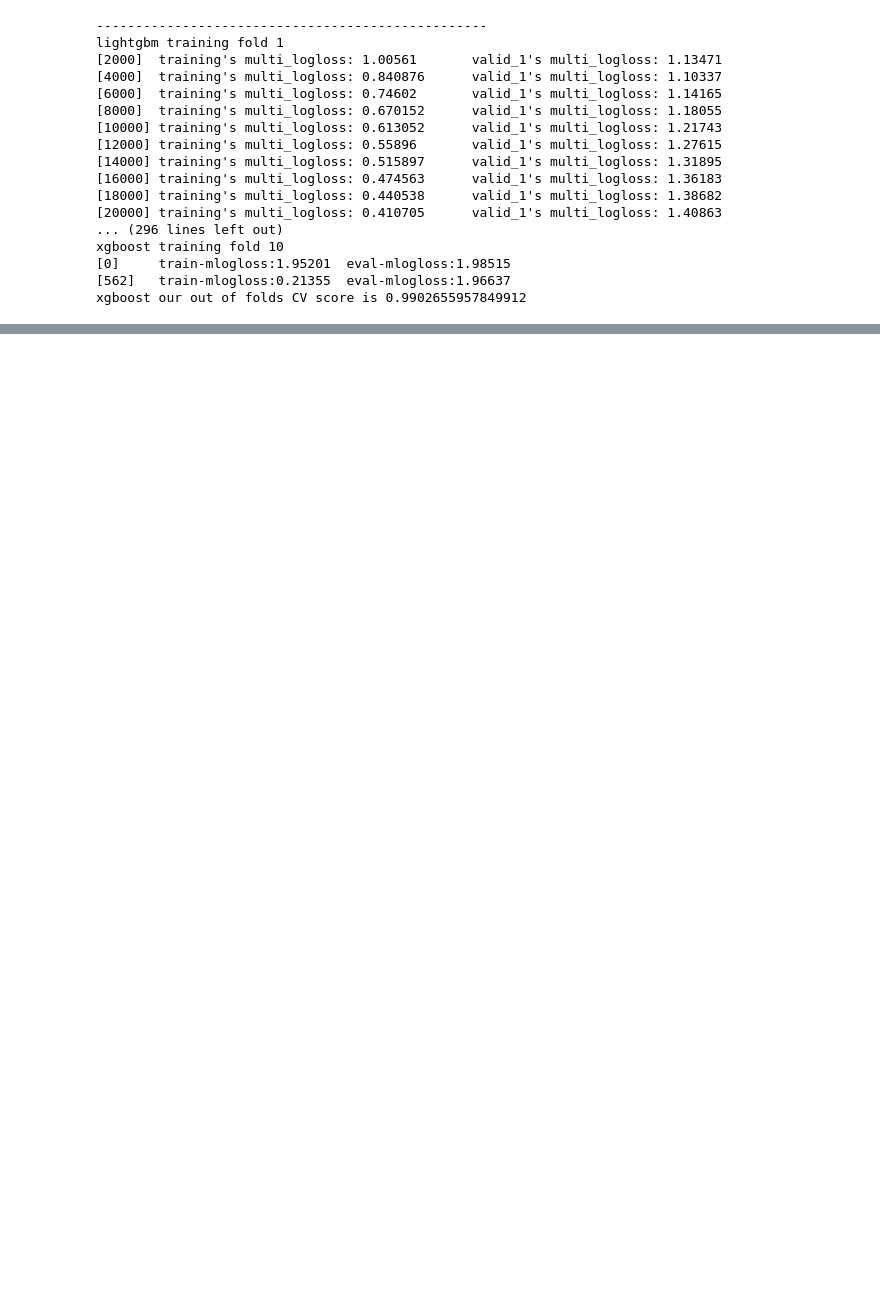
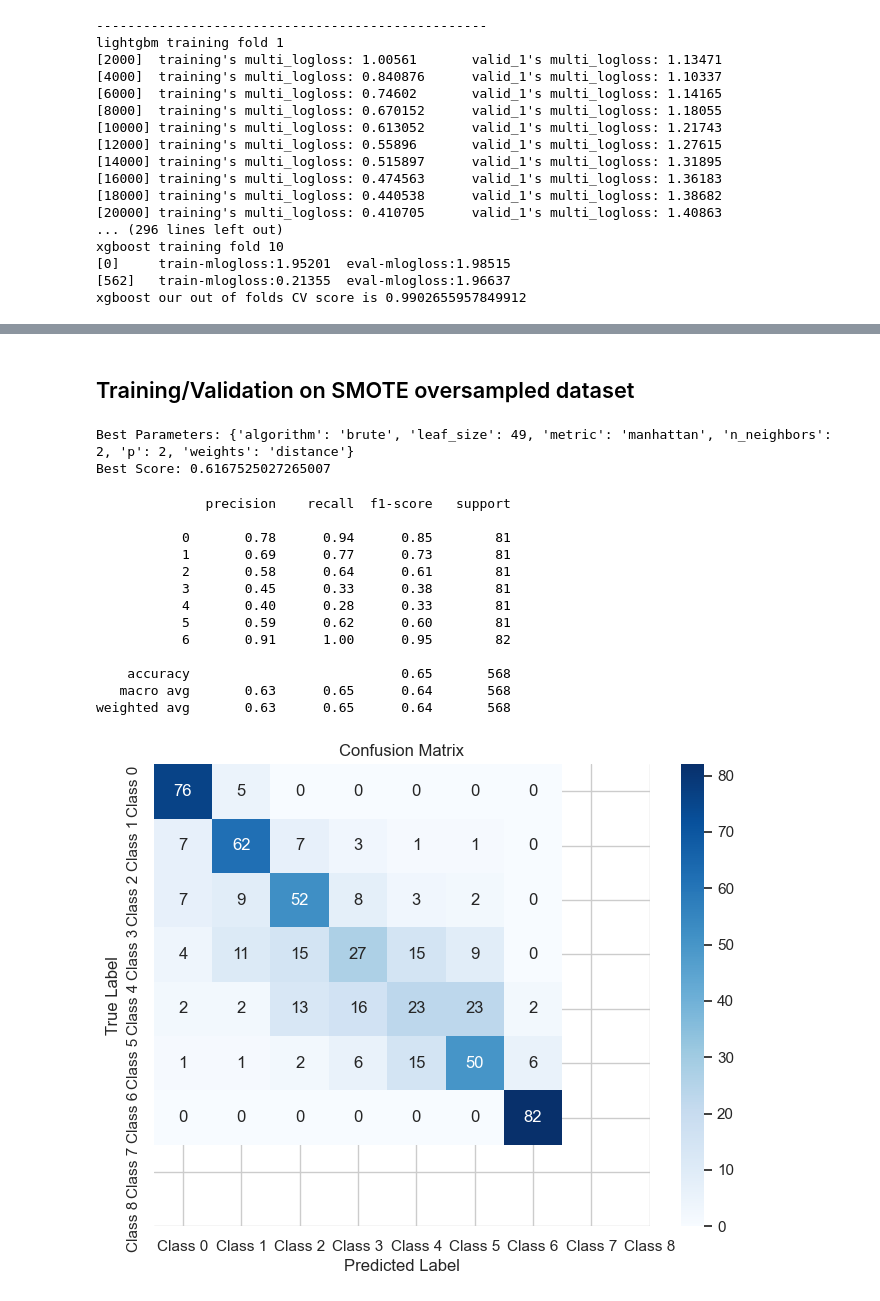
Before and after one commit to shauryat1298/EG-Assessment, a Jupyter notebook: Analysis.ipynb, the cells around one changed output, grey strips where cells are left out. Saved outputs shown, nothing was run; the diff lists cells and outputs as text; code cells hidden in the pictures; blank space fills up the shorter version.

```diff
--- a/Analysis.ipynb
+++ b/Analysis.ipynb
@@ -1066,0 +1086,2 @@ weighted avg       0.54      0.57      0.54       568
+# %% [markdown]
+## Training/Validation on SMOTE oversampled dataset
@@ -1066,0 +1093,49 @@ weighted avg       0.54      0.57      0.54       568
+# %%
+# Define the parameter grid for KNN
+param_grid = {
+    'n_neighbors': randint(1, 30),
+    'weights': ['uniform', 'distance'],
+    'p': [1, 2],
+    'leaf_size': randint(20, 50),
+    'algorithm': ['auto', 'ball_tree', 'kd_tree', 'brute'],
+    'metric': ['euclidean', 'manhattan']
+}
+
+# Create the KNN model
+knn = KNeighborsClassifier()
+
+# Create the RandomizedSearchCV object
+random_search = RandomizedSearchCV(knn, param_distributions=param_grid, n_iter=20, cv=5, random_state=42)
+
+# Fit the RandomizedSearchCV object to the training data
+random_search.fit(X_train, y_train)
+
+# Print the best parameters and best score
+print("Best Parameters:", random_search.best_params_)
+print("Best Score:", random_search.best_score_)
+
+# Get the best model from the RandomizedSearchCV
+best_knn = random_search.best_estimator_
+
+# Predict the target variable using the best model
+y_pred = best_knn.predict(X_test)
+# %% [output]
+Best Parameters: {'algorithm': 'brute', 'leaf_size': 49, 'metric': 'manhattan', 'n_neighbors': 2, 'p': 2, 'weights': 'distance'}
+Best Score: 0.6167525027265007
+# %%
+evaluation(y_test,y_pred,"KNN on smote")
+# %% [output]
+              precision    recall  f1-score   support
+
+           0       0.78      0.94      0.85        81
+           1       0.69      0.77      0.73        81
+           2       0.58      0.64      0.61        81
+           3       0.45      0.33      0.38        81
+           4       0.40      0.28      0.33        81
+           5       0.59      0.62      0.60        81
+           6       0.91      1.00      0.95        82
+
+    accuracy                           0.65       568
+   macro avg       0.63      0.65      0.64       568
+weighted avg       0.63      0.65      0.64       568
+[figure, added]
```
Also changed, not shown: parts of 121 cells of this notebook.
